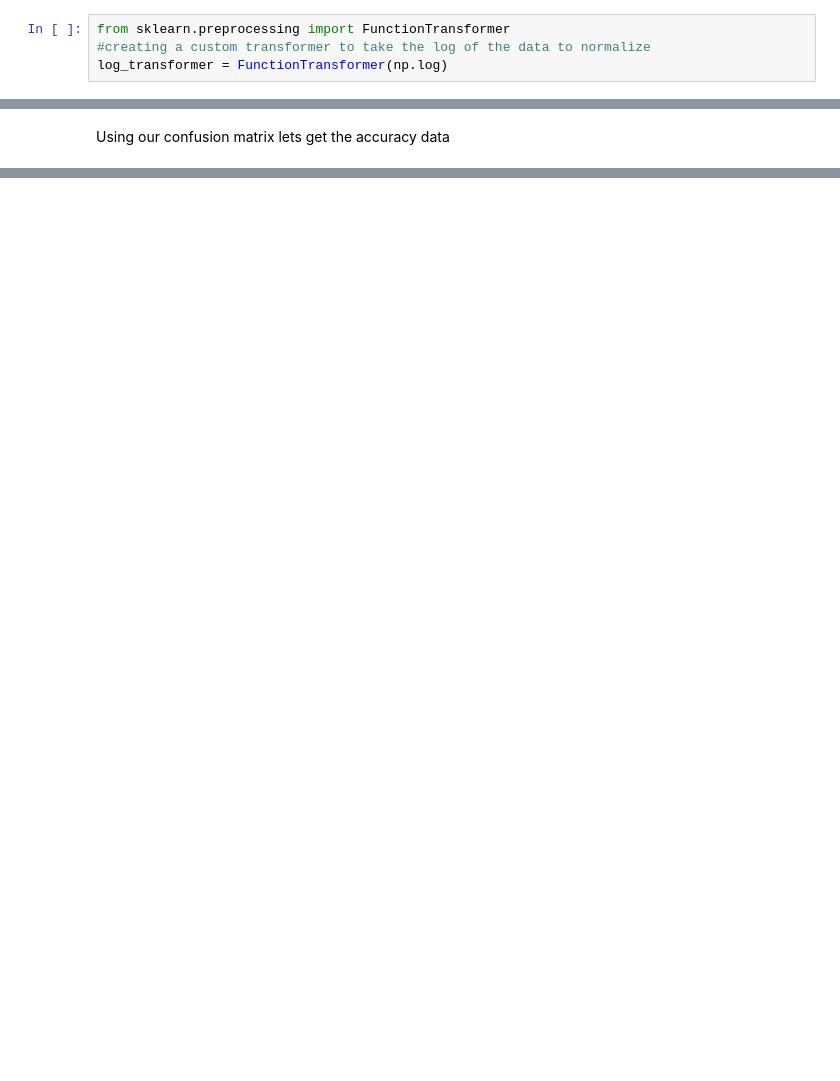
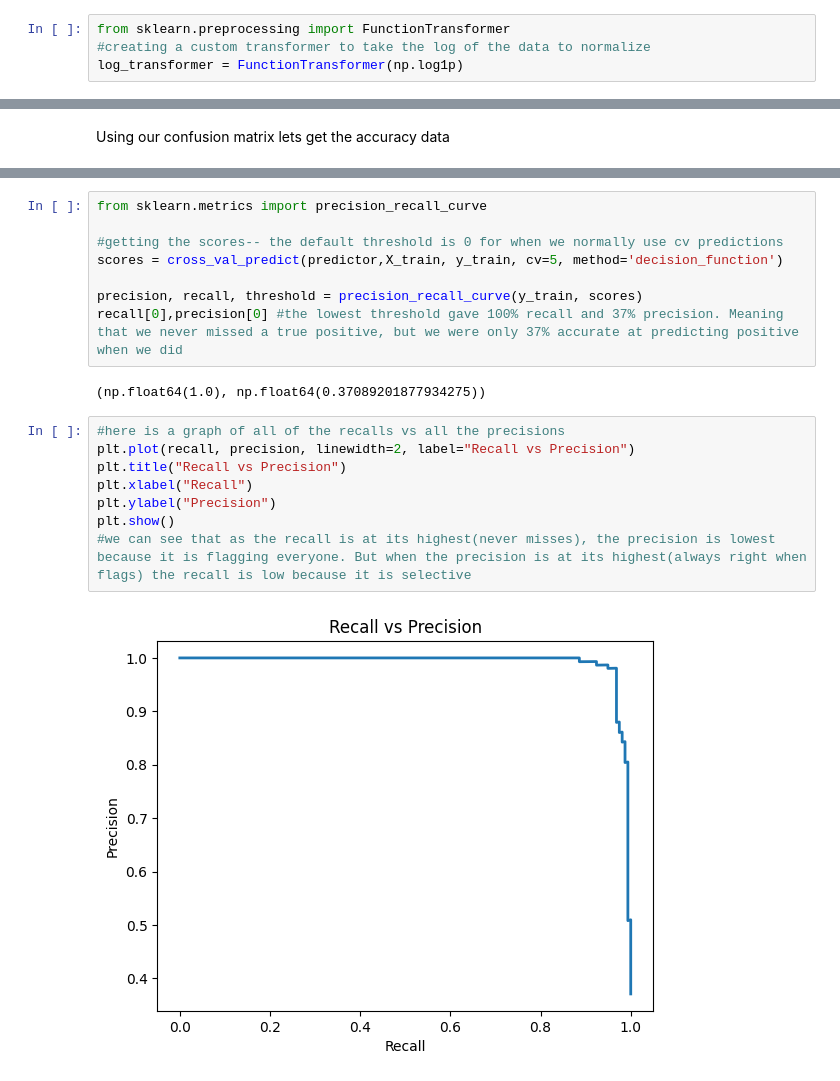
Before and after one commit to Steve-Rodrigues/Machine-Learning, a Jupyter notebook: confusion_matrix/breast_cancer.ipynb, the cells around one changed output, grey strips where cells are left out. Drawn from its saved outputs; the diff is of its cells as text; blank space fills up the shorter version.

```diff
--- a/confusion_matrix/breast_cancer.ipynb
+++ b/confusion_matrix/breast_cancer.ipynb
@@ -39,4 +39,4 @@ From the histograms above I'm going to try to normalize the mean_area, mean_comp
 # %%
 from sklearn.preprocessing import FunctionTransformer
 #creating a custom transformer to take the log of the data to normalize
-log_transformer = FunctionTransformer(np.log)
+log_transformer = FunctionTransformer(np.log1p)
@@ -89,0 +123,20 @@ In our model we got a 96% F1 score for the confusion matrix which is very good.
+# %%
+from sklearn.metrics import precision_recall_curve
+
+#getting the scores-- the default threshold is 0 for when we normally use cv predictions
+scores = cross_val_predict(predictor,X_train, y_train, cv=5, method='decision_function')
+
+precision, recall, threshold = precision_recall_curve(y_train, scores)
+recall[0],precision[0] #the lowest threshold gave 100% recall and 37% precision. Meaning that we never missed a true positive, but we were only 37% accurate at predicting positive when we did
+# %% [output]
+(np.float64(1.0), np.float64(0.37089201877934275))
+# %%
+#here is a graph of all of the recalls vs all the precisions
+plt.plot(recall, precision, linewidth=2, label="Recall vs Precision")
+plt.title("Recall vs Precision")
+plt.xlabel("Recall")
+plt.ylabel("Precision")
+plt.show()
+#we can see that as the recall is at its highest(never misses), the precision is lowest because it is flagging everyone. But when the precision is at its highest(always right when flags) the recall is low because it is selective
+# %% [output]
+[figure, added]
```
Also changed, not shown: parts of 13 cells of this notebook.
